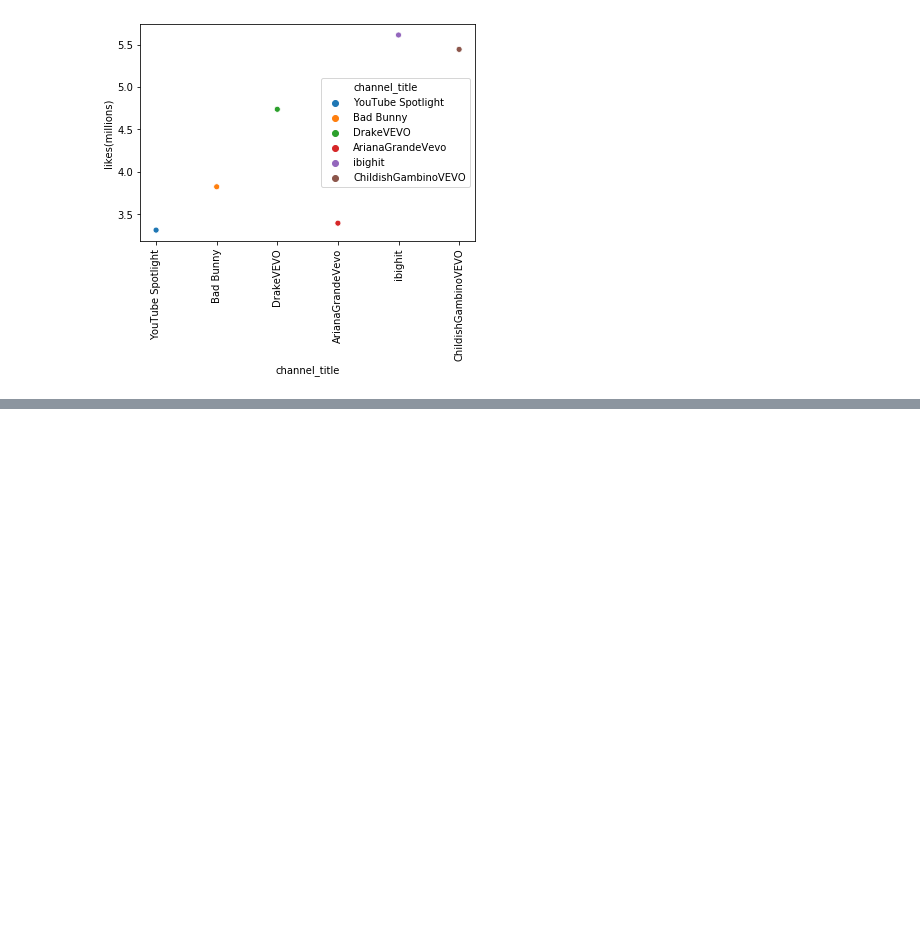
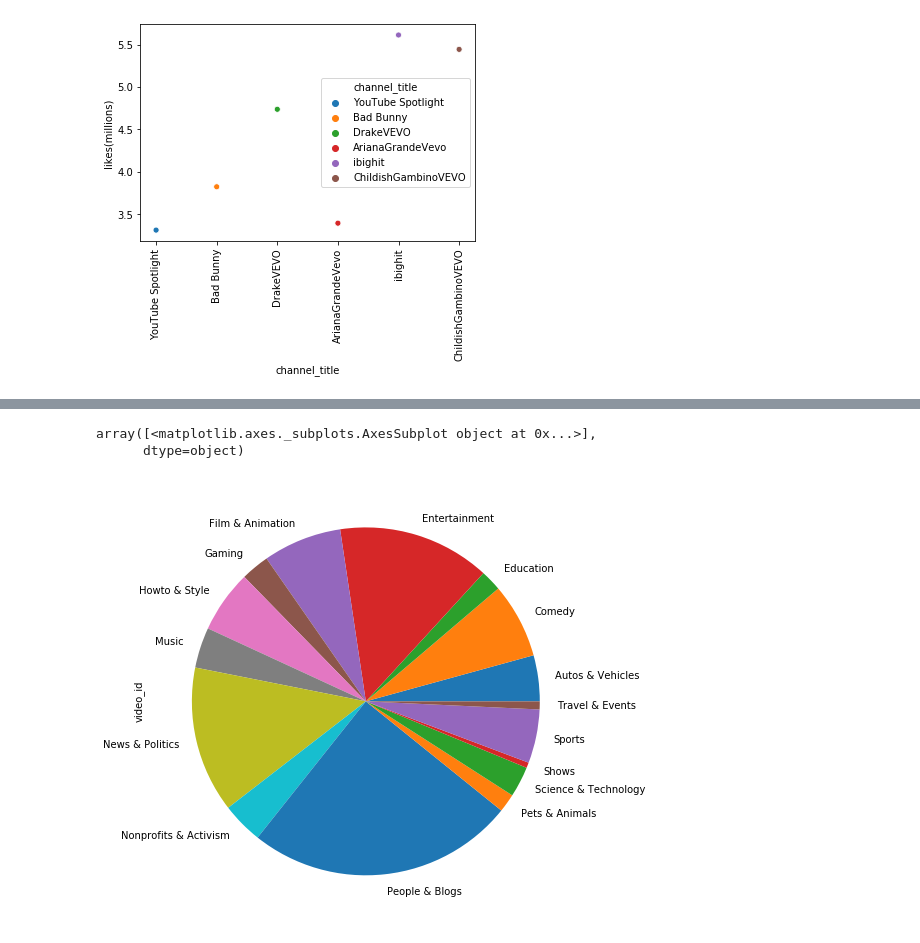
Before and after one commit to Gozefena/My_youtube_Capstone1, a Jupyter notebook: My_youtube_Capstone1.ipynb, the cells around one changed output, grey strips where cells are left out. Saved outputs shown, nothing was run; the diff lists cells and outputs as text; code cells hidden in the pictures; blank space fills up the shorter version.

```diff
--- a/My_youtube_Capstone1.ipynb
+++ b/My_youtube_Capstone1.ipynb
@@ -293,0 +333,9 @@ plt.setp(g.get_xticklabels(),rotation=90)
+# %%
+#df.g.plot(kind='pie', subplots=True, figsize=(8, 8))
+categories_in_ru = df.loc[df['country'] == 'RU'].groupby('category').count().drop(['Movies'])['video_id']
+df.loc[df['country'] == 'RU'].groupby('category').count().drop(['Movies'])['video_id'].plot(kind='pie', subplots=True, figsize=(16,8))
+#.sort_values(ascending=False)
+# %% [output]
+array([<matplotlib.axes._subplots.AxesSubplot object at 0x...>],
+      dtype=object)
+[figure, added]
```
Also changed, not shown: parts of 4 cells of this notebook.
